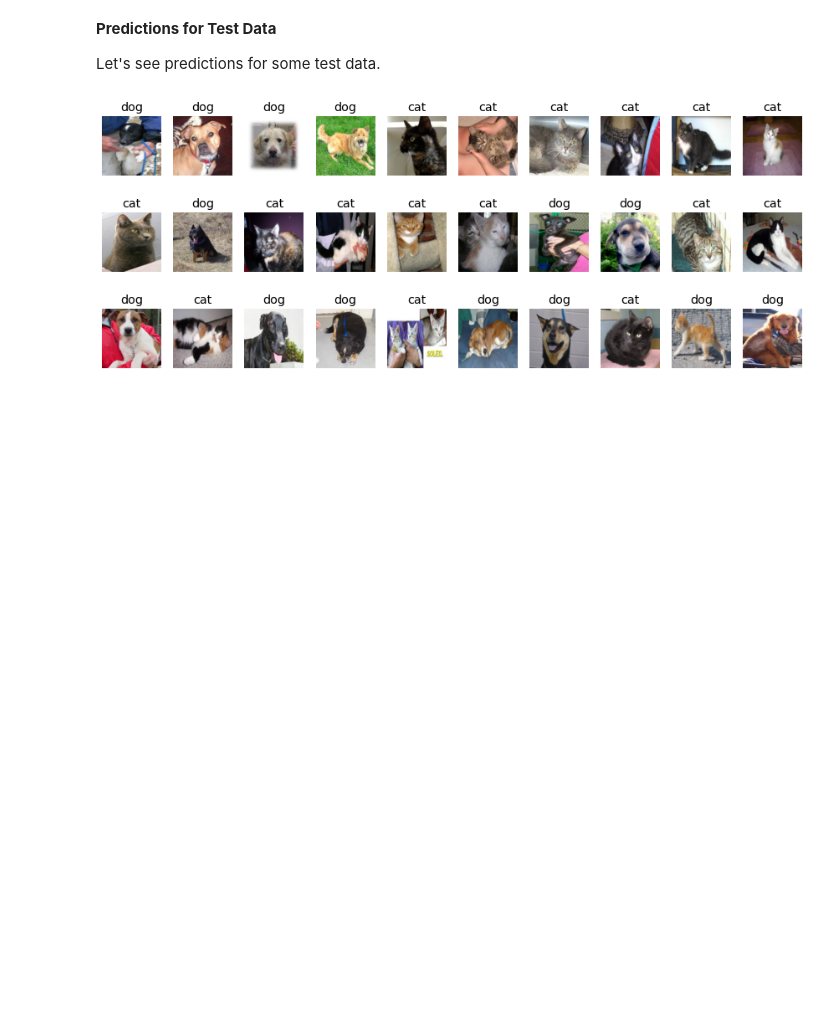
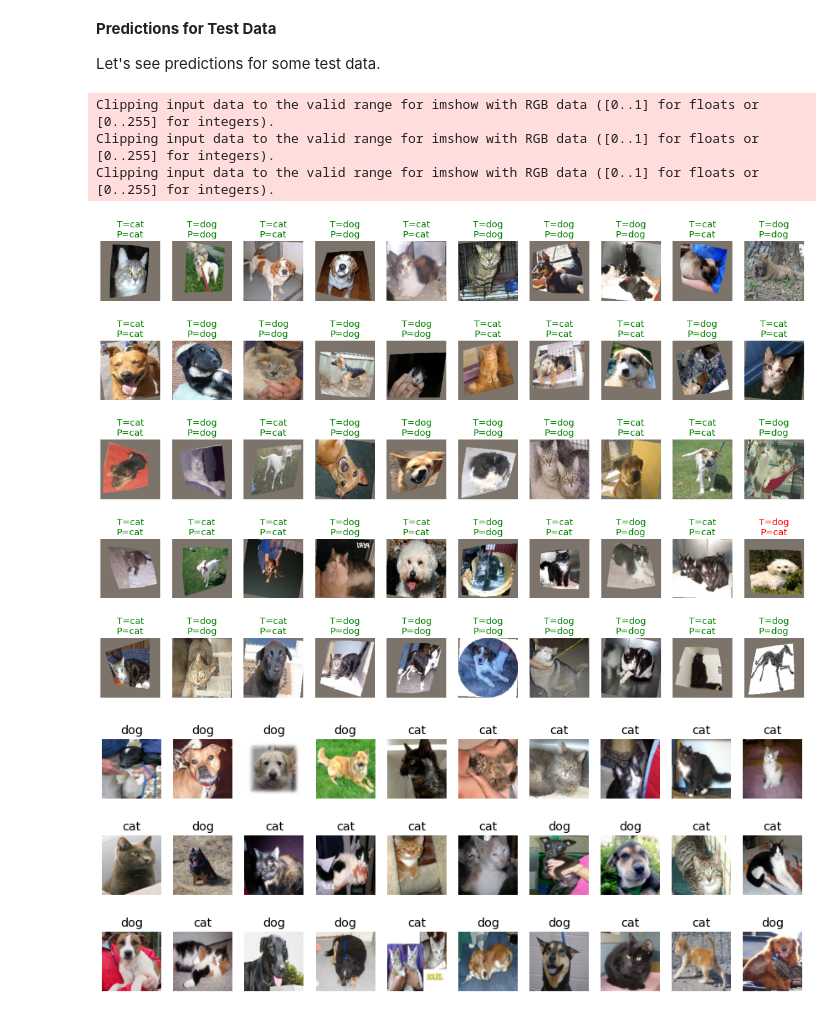
Before and after one commit to naoya1110/nitkc-ncku-ai-robotics, a Jupyter notebook: Week09_Transfer_Learning.ipynb, the cells around one changed output. Saved outputs shown, nothing was run; the diff lists cells and outputs as text; code cells hidden in the pictures; blank space fills up the shorter version.

```diff
--- a/Week09_Transfer_Learning.ipynb
+++ b/Week09_Transfer_Learning.ipynb
@@ -447,7 +465,7 @@ model.load_state_dict(torch.load(best_model_path))
 # %% [markdown]
 **Validation Accuracy**
 # %%
-valid_accuracy = 0
+valid_correct_count = 0
 
 y_valid_all = np.array([])
 p_label_all = np.array([])
@@ -461,12 +479,12 @@ with torch.no_grad():    # disable autograd
         p_batch = model(x_batch)            # do prediction
 
         p_batch_label = torch.argmax(p_batch, dim=1)       # convert p_batch vector to p_batch_label
-        valid_accuracy += (p_batch_label == y_batch).sum()  # count up number of correct predictions
+        valid_correct_count += (p_batch_label == y_batch).sum()  # count up number of correct predictions
 
         y_valid_all = np.append(y_valid_all, y_batch.to("cpu").numpy())        # append y_batch in y_test_all
         p_label_all = np.append(p_label_all, p_batch_label.to("cpu").numpy())  # append p_batch_label in p_label_all
 
-valid_accuracy = valid_accuracy/len(xy_valid)      # determine accuracy for test data
+valid_accuracy = valid_correct_count/len(xy_valid)      # determine accuracy for test data
 print(f"Valid Accuracy = {valid_accuracy:.3f}")
 # %% [output]
 torch.linalg.lstsq has reversed arguments and does not return the QR decomposition in the returned tuple (although it returns other information about the problem).
@@ -516,6 +534,33 @@ Text(0.5, 1.0, 'confusion matrix')
 **Predictions for Test Data**
 
 Let's see predictions for some test data.
+# %%
+plt.figure(figsize=(20, 14))
+
+for i in range(50):
+    image, _ = xy_valid[i]
+    image = np.transpose(image, (1,2,0))
+
+    image[:,:,0] = ((image[:,:,0]*stds[0])+means[0])
+    image[:,:,1] = ((image[:,:,1]*stds[1])+means[1])
+    image[:,:,2] = ((image[:,:,2]*stds[2])+means[2])
+
+    plt.subplot(5, 10, i+1)
+    plt.imshow(image)
+
+    true_class = classnames[y_valid_all[i]]
+    pred_class = classnames[p_label_all[i]]
+    if true_class == pred_class:
+        color = "green"
+    else:
+        color = "red"
+    plt.title(f"T={true_class}\nP={pred_class}", color=color)
+    plt.axis("off")
+# %% [output]
+Clipping input data to the valid range for imshow with RGB data ([0..1] for floats or [0..255] for integers).
+Clipping input data to the valid range for imshow with RGB data ([0..1] for floats or [0..255] for integers).
+Clipping input data to the valid range for imshow with RGB data ([0..1] for floats or [0..255] for integers).
+[figure, added]
 # %%
 with torch.no_grad():
     model.eval()
```
Also changed, not shown: parts of 8 cells of this notebook.
